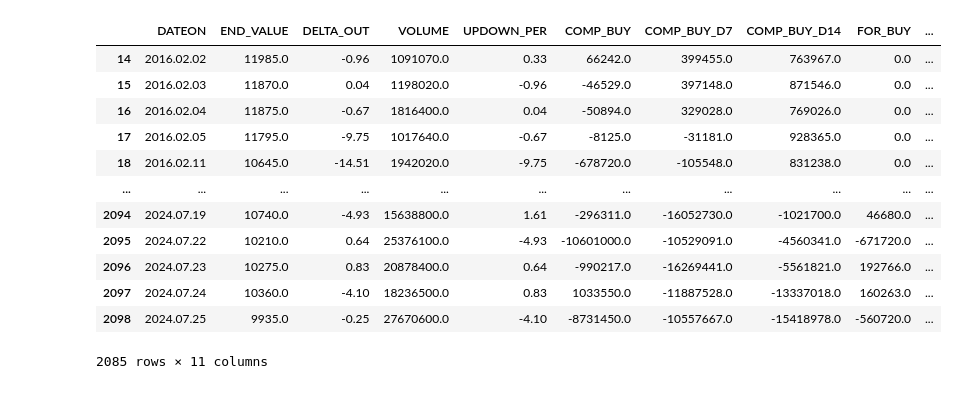
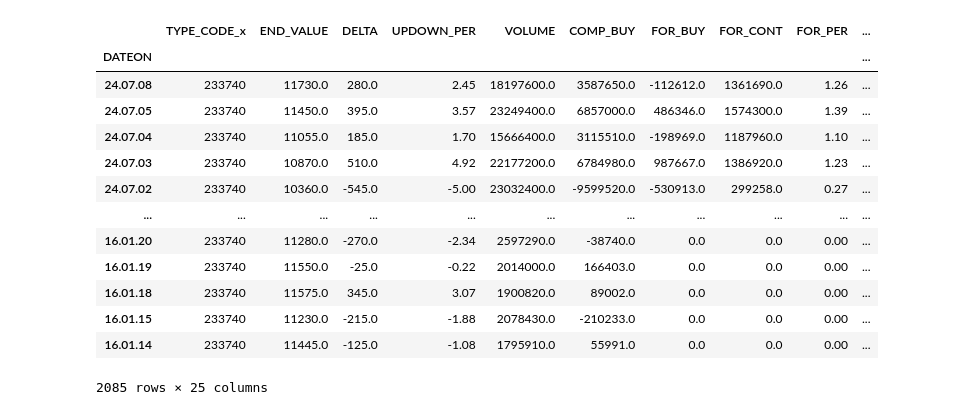
Before and after one commit to gonni/myFirstPyCrawl, a Jupyter notebook: ml/StockPredict.ipynb, the cells around one changed output. Cells and saved outputs as stored; diff of their text form; code cells hidden in the pictures.

```diff
--- a/ml/StockPredict.ipynb
+++ b/ml/StockPredict.ipynb
@@ -2,9 +2,10 @@
 import pandas as pd
 
 # df = pd.read_csv('../res/crawl_investor_daily_volume.csv').fillna(0)
-df = pd.read_csv('../res/crwal_investor_stock_type.csv', index_col='DATEON')
-
-df = df.sort_values(by=['DATEON'], axis=0, ascending=True)
+df = pd.read_csv('../res/crwal_investor_stock_type.csv') #, index_col='DATEON'
+#df = df.sort_values(by=['DATEON'], axis=0, ascending=True)
+df['DATEON'] = df['DATEON'].str[2:]
+df = df.set_index('DATEON')
 df
 # %% [output]
 |  | TYPE_CODE | END_VALUE | DELTA | UPDOWN_PER | VOLUME | COMP_BUY | FOR_BUY | FOR_CONT | FOR_PER |
@@ -25,7 +26,8 @@ df
 ## Join Tables
 df2 = pd.read_csv('../res/crawl_investor_daily_volume.csv', index_col='DATEON')
 #df2 = df2.drop(columns=['TYPE_CODE'])
-df2
-# df3 = df.join(df2, how='inner')
-# df3
+#df2
+# df3 = df.join(df2, how='inner', on='DATEON')
+df3 = pd.merge(left=df, right=df2, how='inner', on='DATEON')
+df3.columns
 # %% [output]
@@ -46,26 +39,29 @@ df2
 # %%
-df['FOR_BUY_D14']=df.FOR_BUY.rolling(14).sum().shift(1)
-df['FOR_BUY_D7']=df.FOR_BUY.rolling(3).sum().shift(1)
-df['COMP_BUY_D14']=df.COMP_BUY.rolling(14).sum().shift(1)
-df['COMP_BUY_D7']=df.COMP_BUY.rolling(3).sum().shift(1)
-df['DELTA_OUT']=df.UPDOWN_PER.shift(-1)
+df3['FOR_BUY_D14']=df3.FOR_BUY.rolling(14).sum().shift(1)
+df3['FOR_BUY_D7']=df3.FOR_BUY.rolling(7).sum().shift(1)
+df3['COMP_BUY_D14']=df3.COMP_BUY.rolling(14).sum().shift(1)
+df3['COMP_BUY_D7']=df3.COMP_BUY.rolling(7).sum().shift(1)
 
-df = df.sort_values(by=['DATEON'], axis=0, ascending=True)
-df = df[['DATEON', 'END_VALUE', 'DELTA_OUT', 'VOLUME', 'UPDOWN_PER', 'COMP_BUY', 'COMP_BUY_D7', 'COMP_BUY_D14', 'FOR_BUY', 'FOR_BUY_D7', 'FOR_BUY_D14']]
+df3['DELTA_OUT']=df3.UPDOWN_PER.shift(-1)
+df3 = df3.sort_values(by=['DATEON'], axis=0, ascending=False)
+# df = df[['DATEON', 'END_VALUE', 'DELTA_OUT', 'VOLUME', 'UPDOWN_PER', 'COMP_BUY', 'COMP_BUY_D7', 'COMP_BUY_D14', 'FOR_BUY', 'FOR_BUY_D7', 'FOR_BUY_D14']]
 
-df.dropna()
+df3 = df3.dropna()
+df3.fillna(0)
+df3
 # %% [output]
-|  | DATEON | END_VALUE | DELTA_OUT | VOLUME | UPDOWN_PER | COMP_BUY | COMP_BUY_D7 | COMP_BUY_D14 | FOR_BUY | ... |
-| 14 | 2016.02.02 | 11985.0 | -0.96 | 1091070.0 | 0.33 | 66242.0 | 399455.0 | 763967.0 | 0.0 | ... |
-| 15 | 2016.02.03 | 11870.0 | 0.04 | 1198020.0 | -0.96 | -46529.0 | 397148.0 | 871546.0 | 0.0 | ... |
-| 16 | 2016.02.04 | 11875.0 | -0.67 | 1816400.0 | 0.04 | -50894.0 | 329028.0 | 769026.0 | 0.0 | ... |
-| 17 | 2016.02.05 | 11795.0 | -9.75 | 1017640.0 | -0.67 | -8125.0 | -31181.0 | 928365.0 | 0.0 | ... |
-| 18 | 2016.02.11 | 10645.0 | -14.51 | 1942020.0 | -9.75 | -678720.0 | -105548.0 | 831238.0 | 0.0 | ... |
+|  | TYPE_CODE_x | END_VALUE | DELTA | UPDOWN_PER | VOLUME | COMP_BUY | FOR_BUY | FOR_CONT | FOR_PER | ... |
+| DATEON |  |  |  |  |  |  |  |  |  | ... |
+| 24.07.08 | 233740 | 11730.0 | 280.0 | 2.45 | 18197600.0 | 3587650.0 | -112612.0 | 1361690.0 | 1.26 | ... |
+| 24.07.05 | 233740 | 11450.0 | 395.0 | 3.57 | 23249400.0 | 6857000.0 | 486346.0 | 1574300.0 | 1.39 | ... |
+| 24.07.04 | 233740 | 11055.0 | 185.0 | 1.70 | 15666400.0 | 3115510.0 | -198969.0 | 1187960.0 | 1.10 | ... |
+| 24.07.03 | 233740 | 10870.0 | 510.0 | 4.92 | 22177200.0 | 6784980.0 | 987667.0 | 1386920.0 | 1.23 | ... |
+| 24.07.02 | 233740 | 10360.0 | -545.0 | -5.00 | 23032400.0 | -9599520.0 | -530913.0 | 299258.0 | 0.27 | ... |
 | ... | ... | ... | ... | ... | ... | ... | ... | ... | ... | ... |
-| 2094 | 2024.07.19 | 10740.0 | -4.93 | 15638800.0 | 1.61 | -296311.0 | -16052730.0 | -1021700.0 | 46680.0 | ... |
-| 2095 | 2024.07.22 | 10210.0 | 0.64 | 25376100.0 | -4.93 | -10601000.0 | -10529091.0 | -4560341.0 | -671720.0 | ... |
-| 2096 | 2024.07.23 | 10275.0 | 0.83 | 20878400.0 | 0.64 | -990217.0 | -16269441.0 | -5561821.0 | 192766.0 | ... |
-| 2097 | 2024.07.24 | 10360.0 | -4.10 | 18236500.0 | 0.83 | 1033550.0 | -11887528.0 | -13337018.0 | 160263.0 | ... |
-| 2098 | 2024.07.25 | 9935.0 | -0.25 | 27670600.0 | -4.10 | -8731450.0 | -10557667.0 | -15418978.0 | -560720.0 | ... |
+| 16.01.20 | 233740 | 11280.0 | -270.0 | -2.34 | 2597290.0 | -38740.0 | 0.0 | 0.0 | 0.00 | ... |
+| 16.01.19 | 233740 | 11550.0 | -25.0 | -0.22 | 2014000.0 | 166403.0 | 0.0 | 0.0 | 0.00 | ... |
+| 16.01.18 | 233740 | 11575.0 | 345.0 | 3.07 | 1900820.0 | 89002.0 | 0.0 | 0.0 | 0.00 | ... |
+| 16.01.15 | 233740 | 11230.0 | -215.0 | -1.88 | 2078430.0 | -210233.0 | 0.0 | 0.0 | 0.00 | ... |
+| 16.01.14 | 233740 | 11445.0 | -125.0 | -1.08 | 1795910.0 | 55991.0 | 0.0 | 0.0 | 0.00 | ... |
-2085 rows × 11 columns
+2085 rows × 25 columns
 # %%
```
Also changed, not shown: parts of 5 cells of this notebook, 3 other files.
